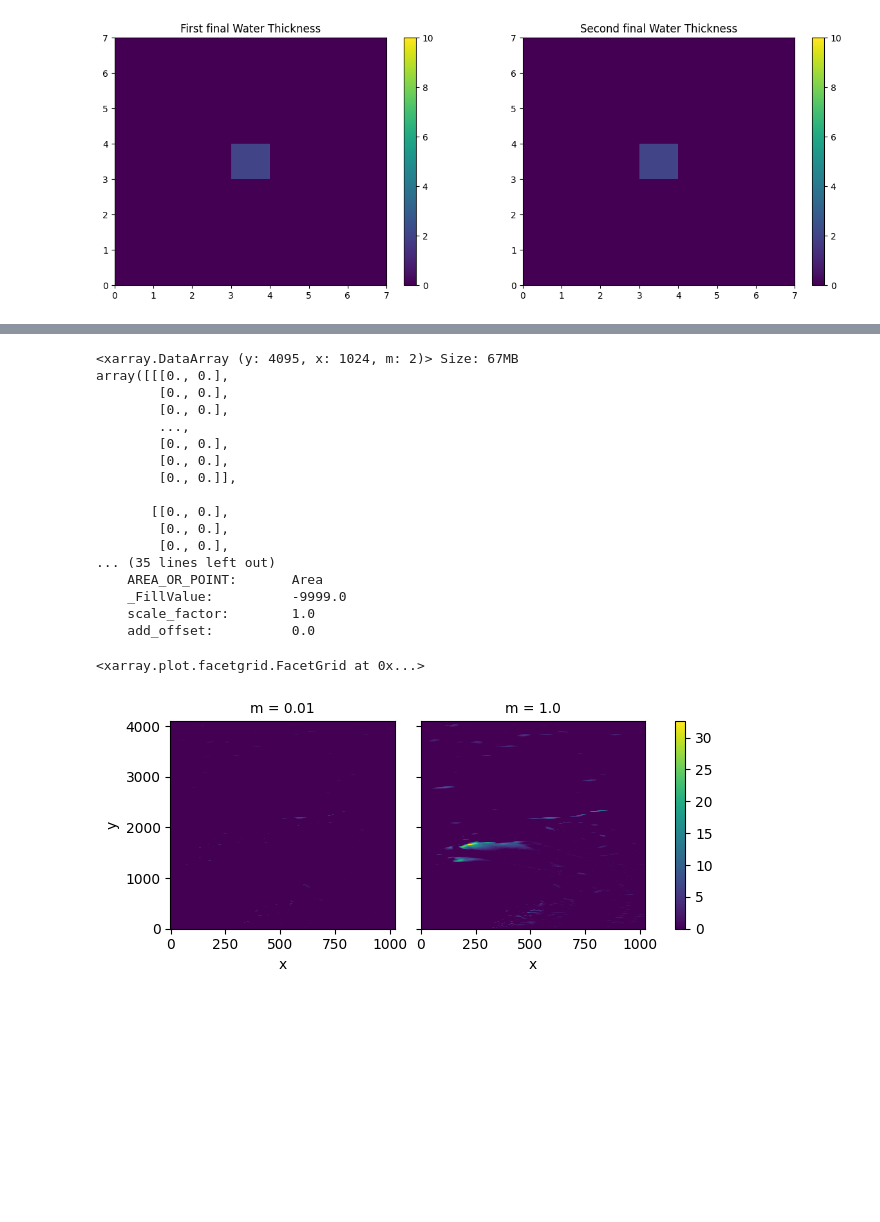
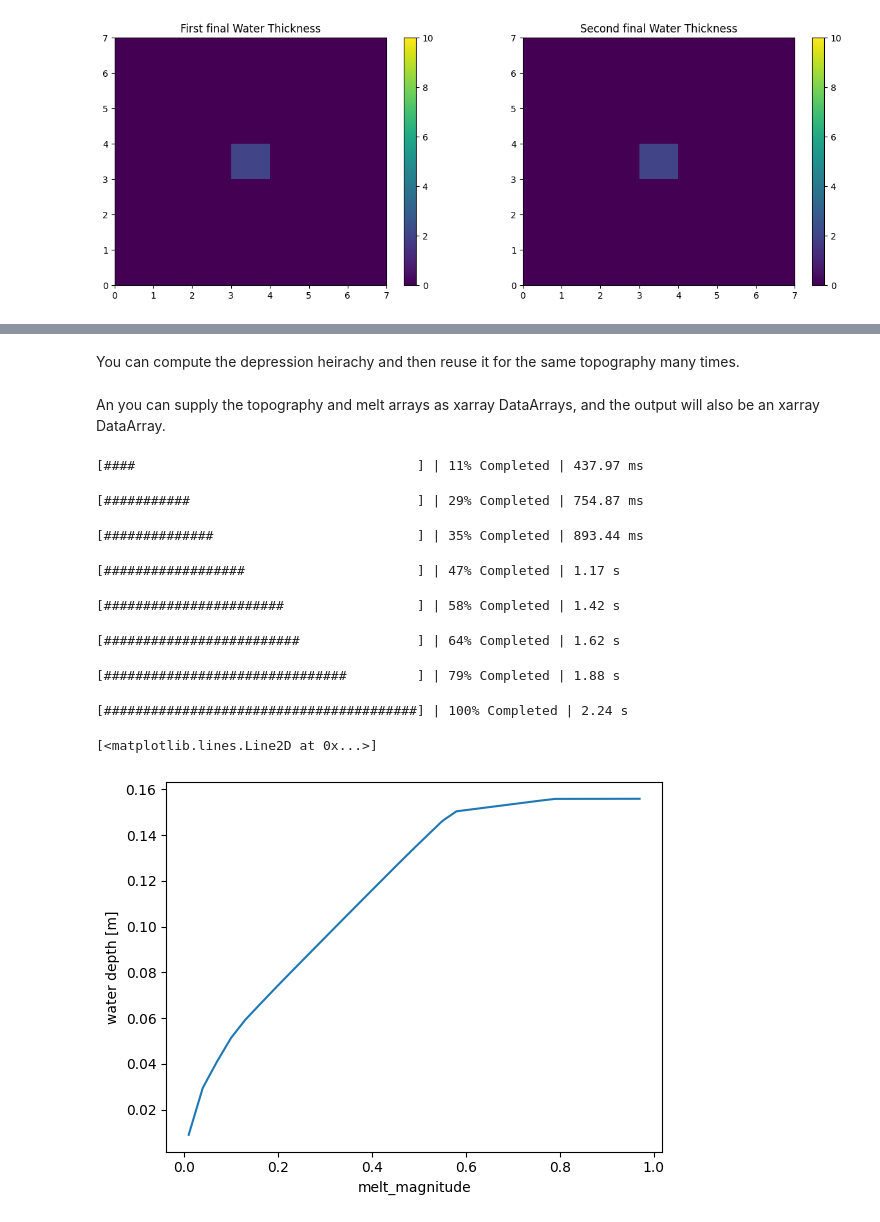
Before and after one commit to jkingslake/fillspillmerge, a Jupyter notebook: examples/example.ipynb, the cells around one changed output, grey strips where cells are left out. Drawn from its saved outputs; the diff is of its cells as text; code cells hidden in the pictures; blank space fills up the shorter version.

Commit message:
add xarray handling and licence

```diff
--- a/examples/example.ipynb
+++ b/examples/example.ipynb
@@ -63,18 +63,20 @@ dem.rio.to_raster(DATA_DIR / "topography.tif")
 # %%
 import rioxarray
 
-topography_full = rioxarray.open_rasterio(DATA_DIR / "topography.tif", chunks={}).squeeze()
+topography = rioxarray.open_rasterio(DATA_DIR / "topography.tif", chunks={}).squeeze()
 # topography_full.rio.to_raster(DATA_DIR / "topography.tif") # save the DEM as a GeoTIFF for use in the example
 
-# fill NaN values
-topography_full = topography_full.fillna(0).values
 
 # optionally coarsen the DEM to speed up the example
-coarsen_factor = 1
-topography = topography_full[::coarsen_factor, ::coarsen_factor]
+coarsen_factor = 5
+topography = topography[::coarsen_factor, ::coarsen_factor]
 
 #add ocean cells around the edge of the DEM
 topography[0:1,:] = 0.0
 topography[-1:,:] = 0.0
 topography[:,0:1] = 0.0
 topography[:,-1:] = 0.0
+
+# fill NaN values
+topography = topography.fillna(0)
+topography
@@ -81,43 +97,43 @@ topography[:,-1:] = 0.0
+# %% [markdown]
+You can compute the depression heirachy and then reuse it for the same topography many times.
 # %%
-out, hier = fill_spill_merge(
-    wtd=np.zeros_like(topography, dtype=np.float64),
-    topography=topography,
+_, hier = fill_spill_merge(
+    topography=topography.values,
     ocean_level=0.0,
-    nodata=None,
     return_hierarchy=True,
 )
+# %%
+melt = topography * 0 + 0.1
+out1 = fill_spill_merge(wtd=melt, hierarchy=hier)
+
+melt2 = topography * 0 + 2
+out2 = fill_spill_merge(wtd=melt2, hierarchy=hier)
+# %% [markdown]
+An you can supply the topography and melt arrays as xarray DataArrays, and the output will also be an xarray DataArray.
+# %%
+_, hier = fill_spill_merge(
+    topography=topography,
+    ocean_level=0.0,
+    return_hierarchy=True,
+)
 # %%
 import xarray_sweep as xs
 
-wtd_temp = dem.copy()
-def run_melt(m):
-    melt = topography * 0 + m
-    out1 = fill_spill_merge(wtd=melt, hierarchy=hier, nodata=None)
-    wtd_temp.values = out1
-    return wtd_temp
+def run_melt(melt_magnitude):
+    melt = topography * 0 + melt_magnitude
+    out1 = fill_spill_merge(wtd=melt, hierarchy=hier)
+    return out1
 
-da_melt  = xs.xarray_sweep(run_melt, m = [0.01, 1])
-da_melt
+da_melt  = xs.xarray_sweep(run_melt, melt_magnitude = np.arange(0.01, 1, 0.03), use_dask=True)
+da_melt.mean(dim= ['x','y']).plot()
 # %% [output]
-<xarray.DataArray (y: 4095, x: 1024, m: 2)> Size: 67MB
-array([[[0., 0.],
-        [0., 0.],
-        [0., 0.],
-        ...,
-        [0., 0.],
-        [0., 0.],
-        [0., 0.]],
-
-       [[0., 0.],
-        [0., 0.],
-        [0., 0.],
-... (35 lines left out)
-    AREA_OR_POINT:       Area
-    _FillValue:          -9999.0
-    scale_factor:        1.0
-    add_offset:          0.0
+[####                                    ] | 11% Completed | 437.97 ms
+[###########                             ] | 29% Completed | 754.87 ms
+[##############                          ] | 35% Completed | 893.44 ms
+[##################                      ] | 47% Completed | 1.17 s
+[#######################                 ] | 58% Completed | 1.42 s
+[#########################               ] | 64% Completed | 1.62 s
+[###############################         ] | 79% Completed | 1.88 s
+[########################################] | 100% Completed | 2.24 s
+[<matplotlib.lines.Line2D at 0x...>]
+[figure, added]
-# %%
-da_melt.plot(col="m", col_wrap=2)
-# %% [output]
-<xarray.plot.facetgrid.FacetGrid at 0x...>
-[figure, removed]
```
Also changed, not shown: parts of 2 cells of this notebook, 7 other files.
